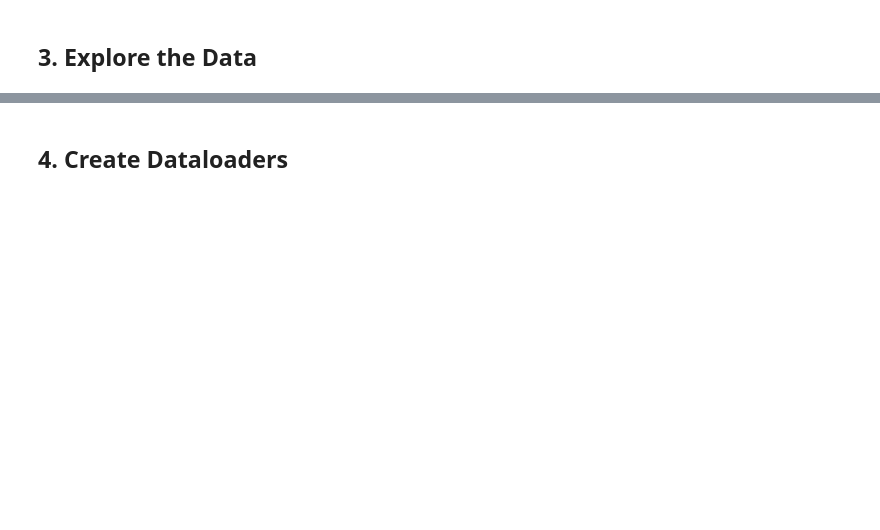
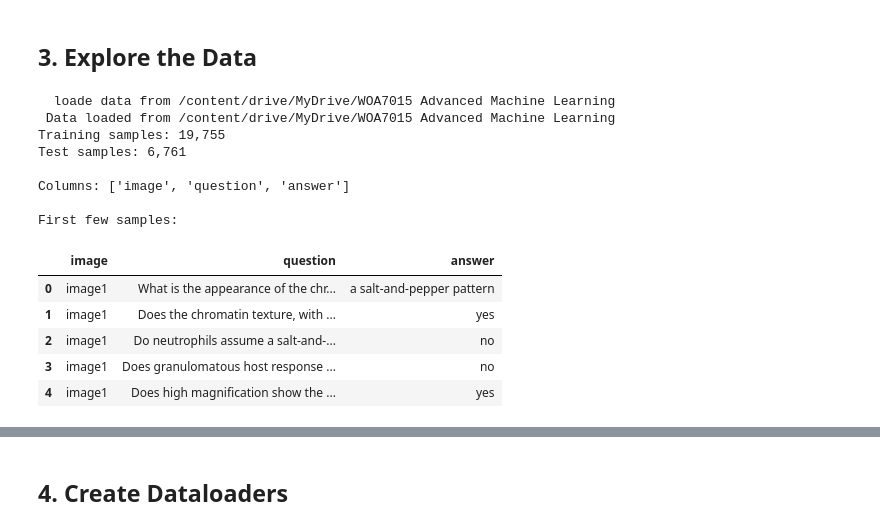
Before and after one commit to marwanAmeen/my_projct, a Jupyter notebook: notebooks/02_text_baseline_training.ipynb, the cells around one changed output, grey strips where cells are left out. Cells and saved outputs as stored; diff of their text form; code cells hidden in the pictures; blank space fills up the shorter version.

Commit message:
fixed traing notedbook

```diff
--- a/notebooks/02_text_baseline_training.ipynb
+++ b/notebooks/02_text_baseline_training.ipynb
@@ -51,12 +73,12 @@ import sys
 import os
 from pathlib import Path
 
-# Setup paths
-if 'PROJECT_PATH' in globals() and PROJECT_PATH:
-    # Colab environment
+# Setup paths based on environment
+if IN_COLAB:
+    # Already in project directory from Colab setup
     project_root = Path(PROJECT_PATH)
 else:
-    # Local environment
+    # Local path - running from notebooks directory
     project_root = Path().absolute().parent
 
 sys.path.insert(0, str(project_root))
@@ -70,6 +92,13 @@ from collections import Counter
 import yaml
 from tqdm.notebook import tqdm
 
+# Verify src directory existence
+src_path = project_root / "src"
+if not src_path.exists():
+    print(f"Error: The 'src' directory was not found at {src_path}")
+    print("Please ensure your project structure includes a 'src' folder within your PROJECT_PATH.")
+    # This allows the ModuleNotFoundError to still be raised, but with prior context.
+
 # Import our modules
 from src.data.dataset import TextOnlyVQADataset, create_text_dataloaders
 from src.models.text_model import LSTMTextModel, create_text_model
@@ -80,7 +109,7 @@ from src.evaluation.metrics import VQAMetrics, calculate_accuracy
 sns.set_style('whitegrid')
 plt.rcParams['figure.figsize'] = (12, 6)
 
-print("✓ Imports successful")
+print("Imports successful")
 print(f"Project root: {project_root}")
 print(f"PyTorch version: {torch.__version__}")
-print(f"Device: {'CUDA' if torch.cuda.is_available() else 'CPU'}")
+print(f"Device available: {'CUDA' if torch.cuda.is_available() else 'CPU'}")
@@ -86,0 +121,8 @@ print(f"Device: {'CUDA' if torch.cuda.is_available() else 'CPU'}")
+# %%
+init_file_path = project_root / "src" / "models" / "__init__.py"
+if init_file_path.exists():
+    print(f"Contents of {init_file_path}:")
+    with open(init_file_path, 'r') as f:
+        print(f.read())
+else:
+    print(f"Error: __init__.py not found at {init_file_path}")
@@ -93,13 +164,13 @@ config_path = project_root / "config_lightweight.yaml"
 if config_path.exists():
     with open(config_path, 'r') as f:
         config = yaml.safe_load(f)
-    print("✓ Loaded config_lightweight.yaml")
+    print("Loaded config_lightweight.yaml")
 else:
     # Create default lightweight config for Colab
-    print("⚠️  config_lightweight.yaml not found, using default settings")
+    print("config_lightweight.yaml not found, using default settings")
     config = {
-        'data': {'train_csv': 'trainrenamed.csv', 'test_csv': 'testrenamed.csv',
-                 'answers_file': 'answers.txt', 'val_split': 0.15},
+        'data': {'train_csv': 'data/trainrenamed.csv', 'test_csv': 'data/testrenamed.csv',
+                 'answers_file': 'data/answers.txt', 'val_split': 0.15},
         'text': {'max_length': 32, 'embedding_dim': 128},
         'model': {'baseline': {'hidden_dim': 256, 'num_layers': 1, 'dropout': 0.2}},
         'training': {'batch_size': 8, 'num_epochs': 10, 'learning_rate': 0.001,
@@ -120,14 +201,32 @@ print(f"  Max sequence length: {config['text']['max_length']}")
 ## 3. Explore the Data
 # %%
 # Load training data
+data_path = project_root
+print(f"  loade data from {data_path}")
+
 train_df = pd.read_csv(project_root / config['data']['train_csv'])
 test_df = pd.read_csv(project_root / config['data']['test_csv'])
-
+print(f" Data loaded from {project_root}")
 print(f"Training samples: {len(train_df):,}")
 print(f"Test samples: {len(test_df):,}")
 print(f"\nColumns: {list(train_df.columns)}")
 print(f"\nFirst few samples:")
 train_df.head()
+# %% [output]
+  loade data from /content/drive/MyDrive/WOA7015 Advanced Machine Learning
+ Data loaded from /content/drive/MyDrive/WOA7015 Advanced Machine Learning
+Training samples: 19,755
+Test samples: 6,761
+
+Columns: ['image', 'question', 'answer']
+
+First few samples:
+|  | image | question | answer |
+| 0 | image1 | What is the appearance of the chr... | a salt-and-pepper pattern |
+| 1 | image1 | Does the chromatin texture, with ... | yes |
+| 2 | image1 | Do neutrophils assume a salt-and-... | no |
+| 3 | image1 | Does granulomatous host response ... | no |
+| 4 | image1 | Does high magnification show the ... | yes |
 # %%
 # Analyze questions
 train_df['question_length'] = train_df['question'].str.split().str.len()
```
Also changed, not shown: parts of 22 cells of this notebook.
